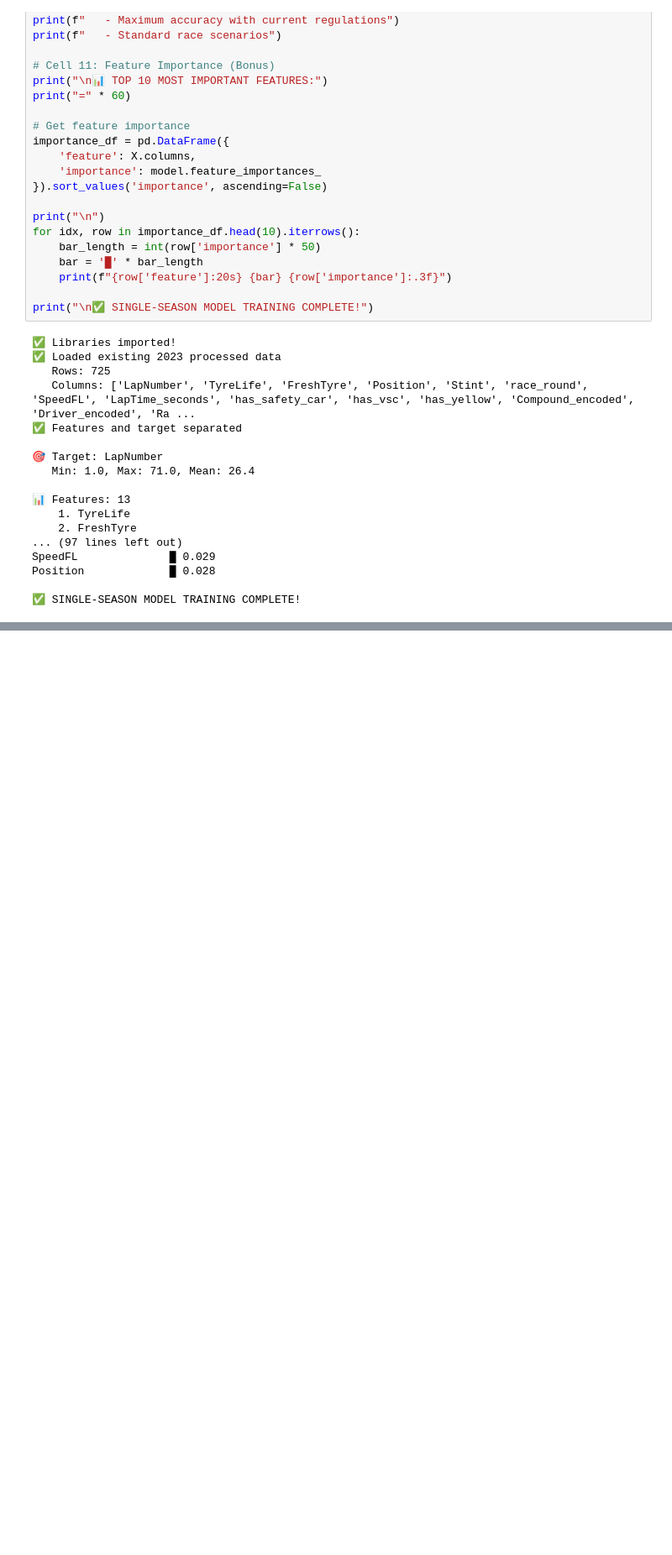
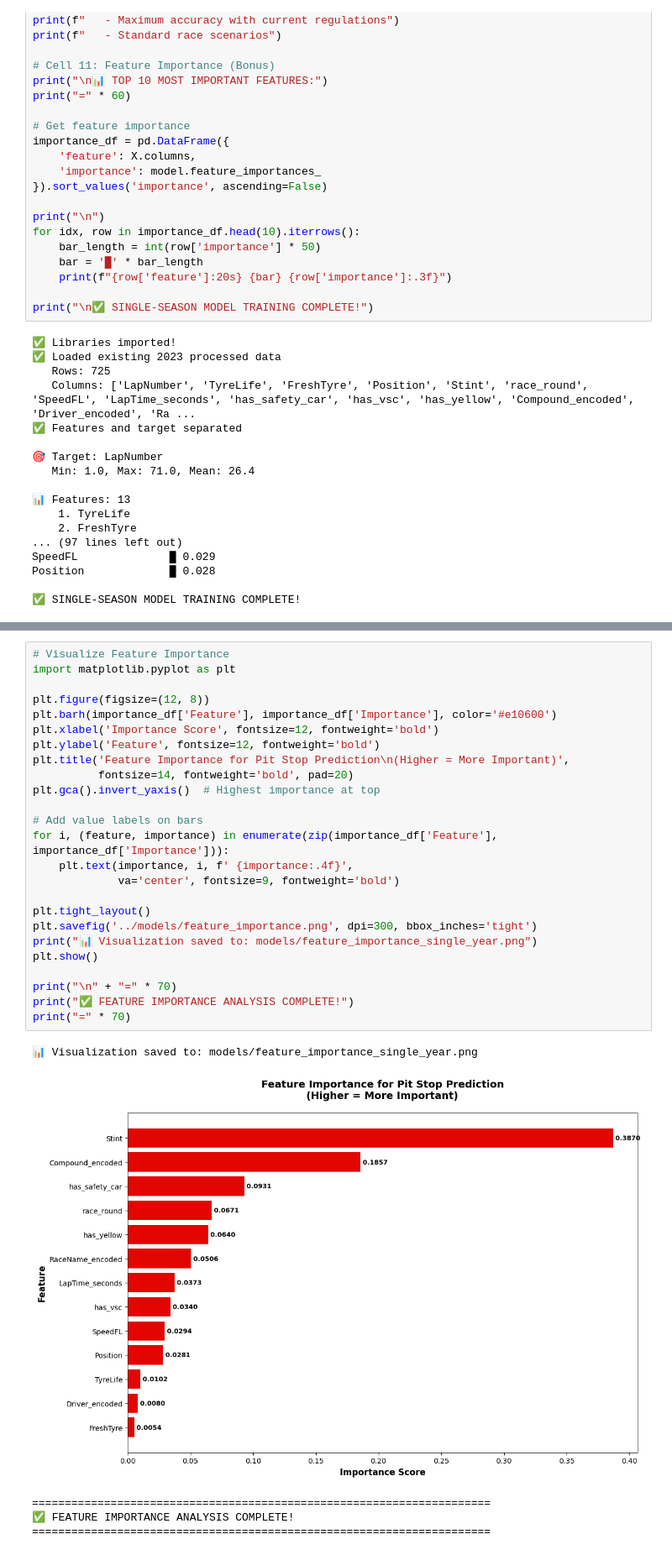
Before and after one commit to Hetang2403/F1-PitStrategy-Optimizer, a Jupyter notebook: notebooks/03b_first_model_retrain.ipynb, the cells around one changed output, grey strips where cells are left out. Shown: that part at 84% size. Drawn from its saved outputs; the diff is of its cells as text; blank space fills up the shorter version.

```diff
--- a/notebooks/03b_first_model_retrain.ipynb
+++ b/notebooks/03b_first_model_retrain.ipynb
@@ -295,0 +345,31 @@ Position             █ 0.028
+# %%
+# Visualize Feature Importance
+import matplotlib.pyplot as plt
+
+plt.figure(figsize=(12, 8))
+plt.barh(importance_df['Feature'], importance_df['Importance'], color='#e10600')
+plt.xlabel('Importance Score', fontsize=12, fontweight='bold')
+plt.ylabel('Feature', fontsize=12, fontweight='bold')
+plt.title('Feature Importance for Pit Stop Prediction\n(Higher = More Important)',
+          fontsize=14, fontweight='bold', pad=20)
+plt.gca().invert_yaxis()  # Highest importance at top
+
+# Add value labels on bars
+for i, (feature, importance) in enumerate(zip(importance_df['Feature'], importance_df['Importance'])):
+    plt.text(importance, i, f' {importance:.4f}',
+             va='center', fontsize=9, fontweight='bold')
+
+plt.tight_layout()
+plt.savefig('../models/feature_importance.png', dpi=300, bbox_inches='tight')
+print("📊 Visualization saved to: models/feature_importance_single_year.png")
+plt.show()
+
+print("\n" + "=" * 70)
+print("✅ FEATURE IMPORTANCE ANALYSIS COMPLETE!")
+print("=" * 70)
+# %% [output]
+📊 Visualization saved to: models/feature_importance_single_year.png
+[figure, added]
+======================================================================
+✅ FEATURE IMPORTANCE ANALYSIS COMPLETE!
+======================================================================
```
Also changed, not shown: parts of 1 cell of this notebook, 2 other files.
